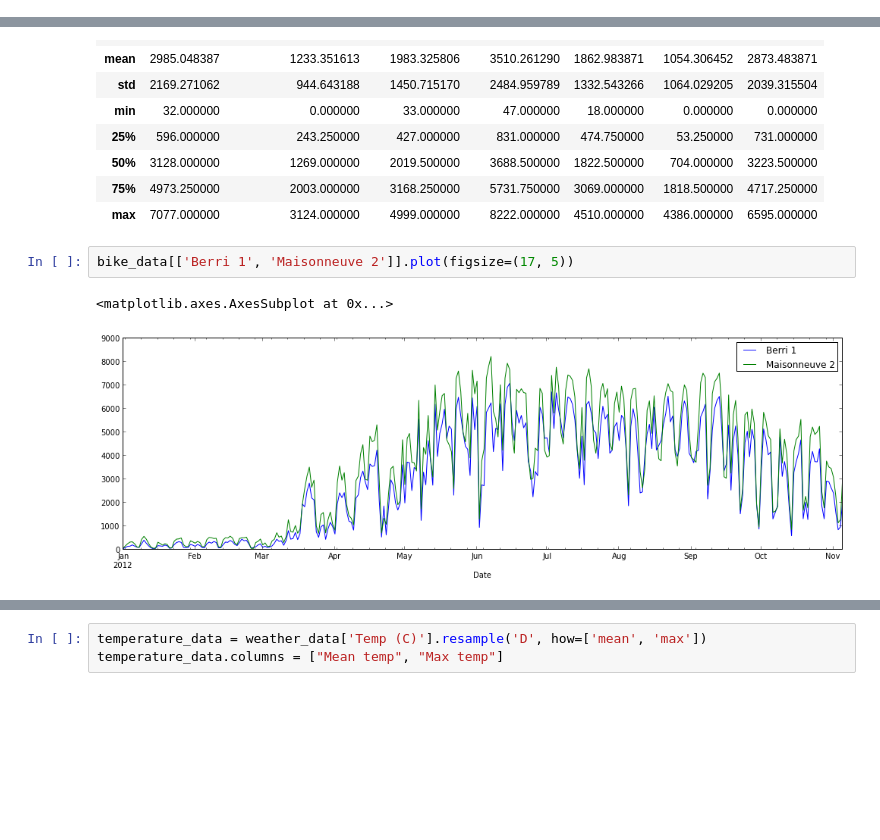
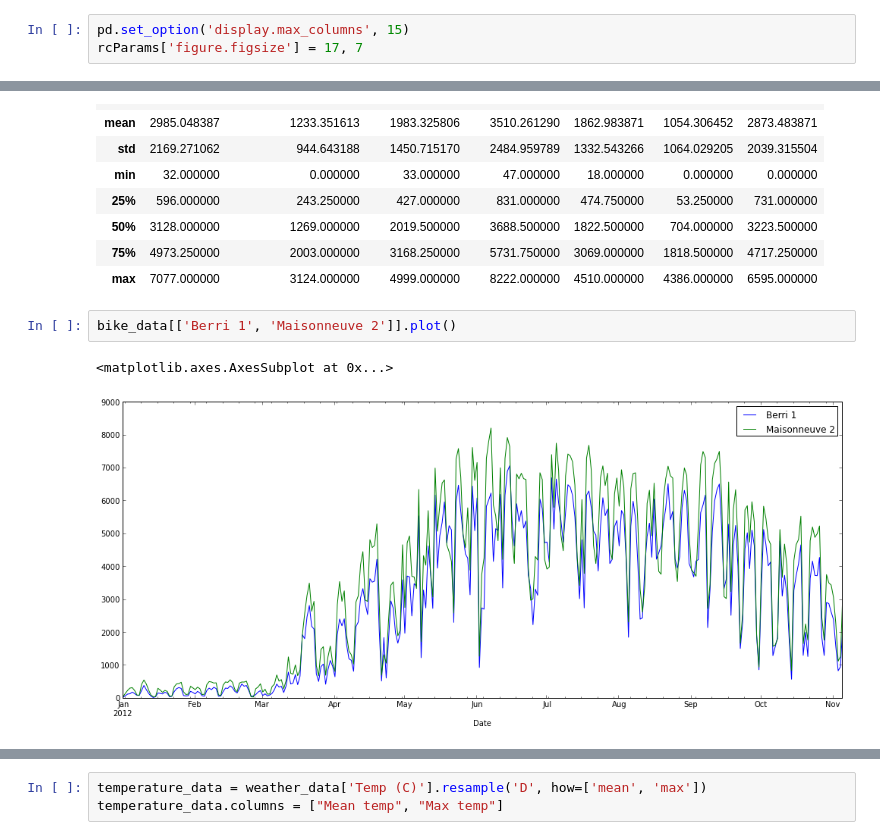
Before and after one commit to jvns/talks, a Jupyter notebook: pistes-cyclables.ipynb, the cells around one changed output, grey strips where cells are left out. Drawn from its saved outputs; the diff is of its cells as text; blank space fills up the shorter version.

```diff
--- a/pistes-cyclables.ipynb
+++ b/pistes-cyclables.ipynb
@@ -4,3 +5,6 @@ pd.set_option('display.max_columns', 15)
+# %%
+pd.set_option('display.max_columns', 15)
+rcParams['figure.figsize'] = 17, 7
 # %%
 bike_data = pd.read_csv("./2012.csv", encoding='latin1', sep=';', index_col='Date', parse_dates=True, dayfirst=True)
 # %%
@@ -33,7 +41,7 @@ bike_data.describe()
 | 75% | 4973.250000 | 2003.000000 | 3168.250000 | 5731.750000 | 3069.000000 | 1818.500000 | 4717.250000 |
 | max | 7077.000000 | 3124.000000 | 4999.000000 | 8222.000000 | 4510.000000 | 4386.000000 | 6595.000000 |
 # %%
-bike_data[['Berri 1', 'Maisonneuve 2']].plot(figsize=(17, 5))
+bike_data[['Berri 1', 'Maisonneuve 2']].plot()
 # %% [output]
 <matplotlib.axes.AxesSubplot at 0x...>
-[figure, old version]
+[figure, new version]
```
Also changed, not shown: parts of 23 cells of this notebook.
